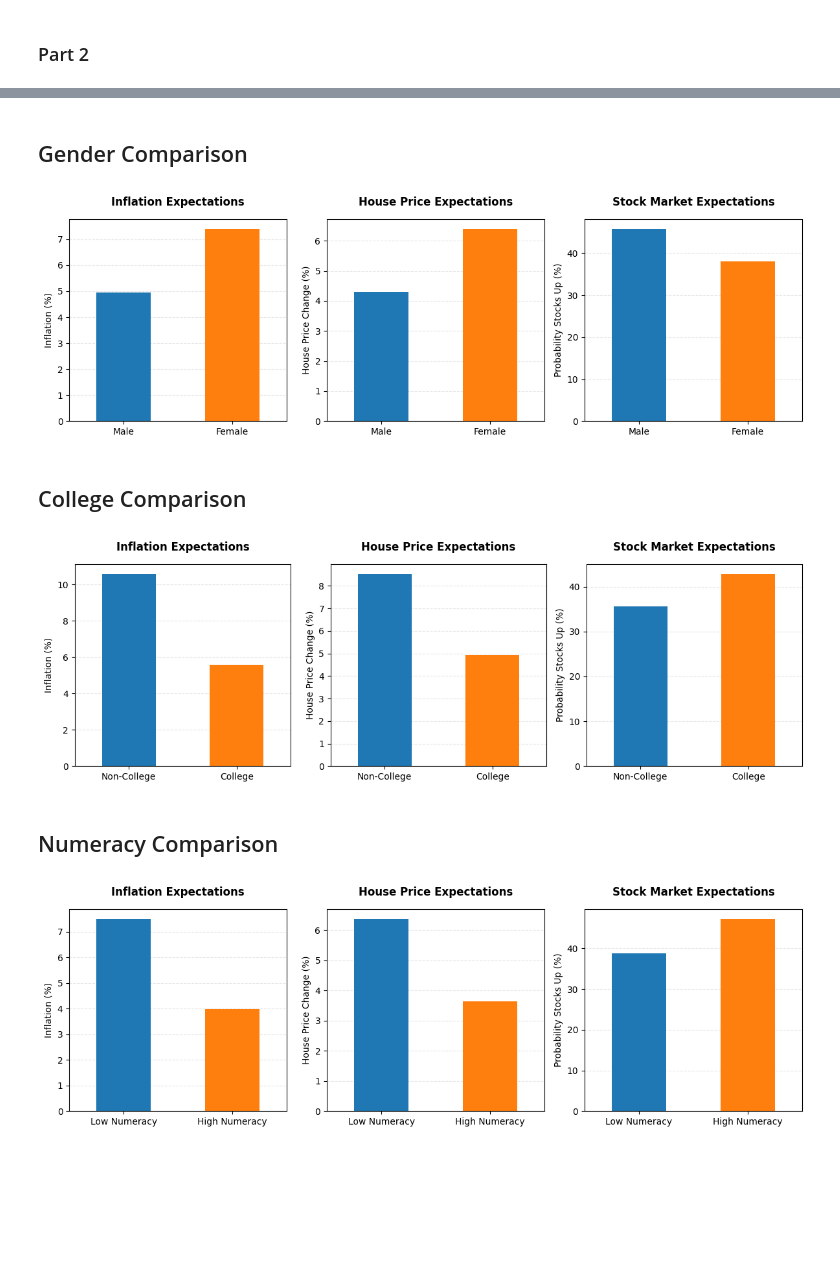
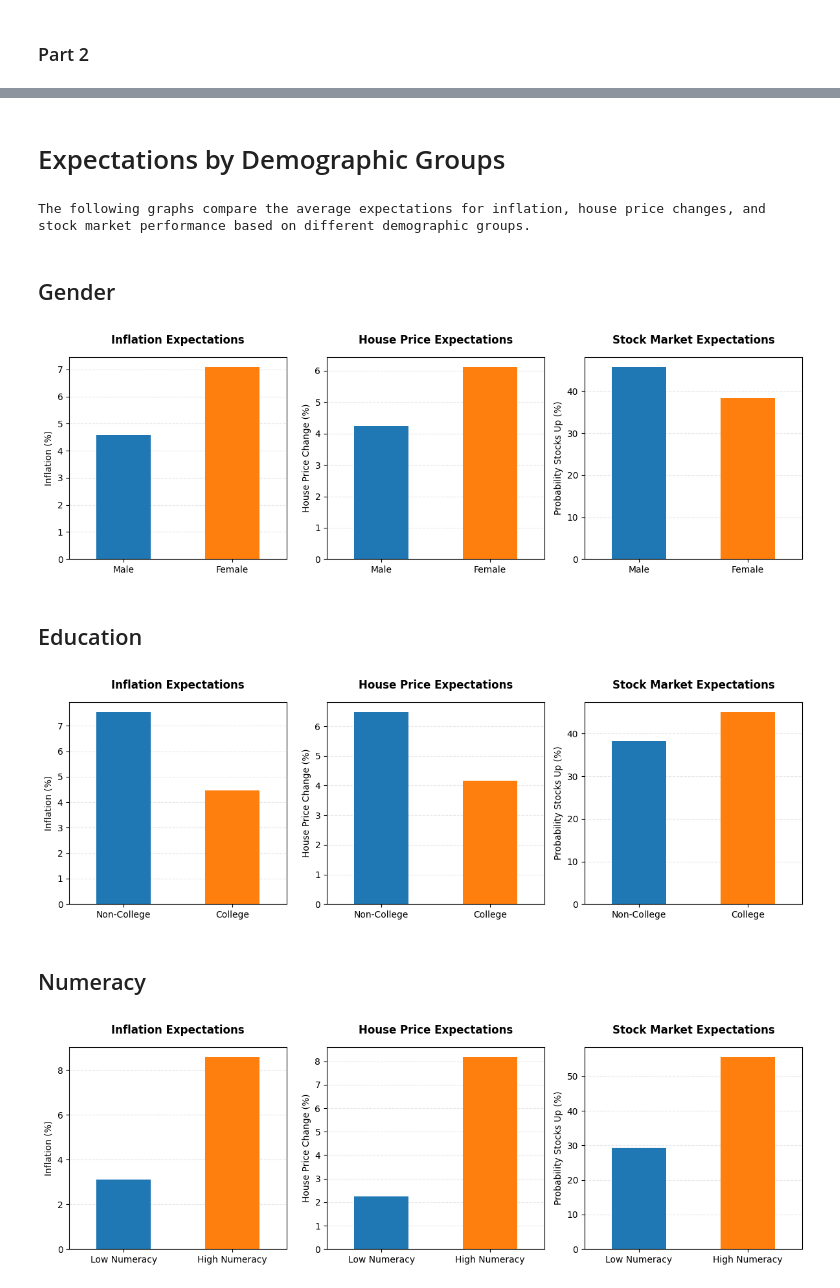
Before and after one commit to vanasilaghi/Term-paper, a Jupyter notebook: Term_Paper copy 2.ipynb, the cells around one changed output, grey strips where cells are left out. Cells and saved outputs as stored; diff of their text form; code cells hidden in the pictures; blank space fills up the shorter version.

Commit message:
Variables for expected_cols in graph and outliers

```diff
--- a/Term_Paper copy 2.ipynb
+++ b/Term_Paper copy 2.ipynb
@@ -93,18 +68,17 @@ sce_df[numeracy_cols] = sce_df.groupby('userid')[numeracy_cols].ffill()
 numeracy_cols.extend(['female','educ','age','inflation','house_price_change','prob_stocks_up'])
 sce_df.dropna(subset=numeracy_cols,inplace=True)
 
-#Eliminate 0.1th percentile and 99.9th percentile of answers
-numeracy_cols = [
-    'num_lit_q1_correct', 'num_lit_q2_correct', 'num_lit_q3_correct',
-    'num_lit_q5_correct', 'num_lit_q6_correct', 'num_lit_q8_correct', 'num_lit_q9_correct'
+#Eliminate 0.1th percentile and 99.9th percentile of answers for Inflation,
+expectation_cols = [
+    'inflation','house_price_change','prob_stocks_up' # changed order of house and prob stocks to: house then prob for graph
 ]
-lower_bounds=sce_df[numeracy_cols].quantile(0.001)
-upper_bounds=sce_df[numeracy_cols].quantile(0.999)  #NOTE:should probably remove outliers from other variables as well
-for col in numeracy_cols:                           #NOTE:for example, continuous variables like inflation, house price change, prob stocks up (except age)
-    sce_df=sce_df[(sce_df[col]>=lower_bounds[col]) & (sce_df[col]<=upper_bounds[col])] #NOTE: I Believe this should be > and < since task says " drop observations below/above this value."
+lower_bounds=sce_df[expectation_cols].quantile(0.001)
+upper_bounds=sce_df[expectation_cols].quantile(0.999)  #NOTE:should probably remove outliers from normancy aswell
+for col in expectation_cols:
+    sce_df=sce_df[(sce_df[col]>lower_bounds[col]) & (sce_df[col]<upper_bounds[col])]
 
 #Creating a column to determine whether the individual has a bachelor's degree or higher
-sce_df['college']=(sce_df['educ']>=3).astype(int)
+sce_df['college']=(sce_df['educ']>3).astype(int)
 
 #Compute the total number of correct numeracy responces
 sce_df['numeracy_score']=sce_df[numeracy_cols].sum(axis=1)
@@ -146,48 +125,54 @@ import matplotlib.pyplot as plt
 def plot_expectation_bars_by_group(group_var, group_labels):
 
     # Calculate mean expectations by group_var (eg. female, college, num_lit_high)
-    grouped = sce_df.groupby(group_var)[["inflation", "house_price_change", "prob_stocks_up"]].mean()
+    grouped = sce_df.groupby(group_var)[expectation_cols].mean()
     grouped.index = group_labels       #NOTE: ["inflation", etc list can be made into variable, and]
 
     # Creates sublots for each expectation variable.
     # Variables fig for the whole figure, axes for each subplot
     fig, axes = plt.subplots(1, 3, figsize=(12, 4))
 
-    variables = ["inflation", "house_price_change", "prob_stocks_up"] #NOTE: Here too use variable list
+    # Create list of titles and y_labels to loop trough
     titles = ["Inflation", "House Price", "Stock Market"] # NOTE: use variable list with some .upper() to get titles
-
     y_labels = ["Inflation (%)", "House Price Change (%)", "Probability Stocks Up (%)"]
     # loops trough i (index) and var (variables) in enumerate of variables list
-    for i, var in enumerate(variables):
+    for i, var in enumerate(expectation_cols):
         # Plots bar chart
         grouped[var].plot.bar(ax=axes[i], color=['#1f77b4', '#ff7f0e'], rot=0,) #rot=0 to keep x labels horizontal since df.plot.bar defaults to rot=45
+                                          #NOTE can change color to function variable to change colors like ax
         # Sets title and y label for each subplot
         axes[i].set_title(f"{titles[i]} Expectations", fontsize=12, fontweight='bold', pad=15) #maybe remove pad, adds space between title and plot
         axes[i].set_ylabel(y_labels[i]) #NOTE: maybe add fontsize
-        # Adds grid lines for better readability
+
+        # Adds grid lines for better readability, and set axis below so grid doesnt obsucre data
         axes[i].grid(axis='y', linestyle='--', alpha=0.3)
-        axes[i].set_axisbelow(True)   # Grid won't obscure data
+        axes[i].set_axisbelow(True)
 
     plt.tight_layout()
     plt.show()
 # %%
 from IPython.display import display, Markdown # Import display to use markdown headers
+# Main header and description
+display(Markdown("# Expectations by Demographic Groups"))
+print("The following graphs compare the average expectations for inflation, house price changes, and stock market performance based on different demographic groups.")
 
 # Gender Comparison
-display(Markdown("## Gender Comparison"))
+display(Markdown("## Gender"))
 plot_expectation_bars_by_group('female', ['Male', 'Female'])
 
-# College Comparison
-display(Markdown("## College Comparison"))
+# Education Level Comparison
+display(Markdown("## Education"))
 plot_expectation_bars_by_group('college', ['Non-College', 'College'])
 
 # Numeracy Comparison
-display(Markdown("## Numeracy Comparison"))
+display(Markdown("## Numeracy"))
 plot_expectation_bars_by_group('num_lit_high', ['Low Numeracy', 'High Numeracy'])
 # %% [output]
-## Gender Comparison
+# Expectations by Demographic Groups
+The following graphs compare the average expectations for inflation, house price changes, and stock market performance based on different demographic groups.
+## Gender
-[figure, old version]
+[figure, new version]
-## College Comparison
+## Education
-[figure, old version]
+[figure, new version]
-## Numeracy Comparison
+## Numeracy
-[figure, old version]
+[figure, new version]
```
Also changed, not shown: parts of 4 cells of this notebook.
